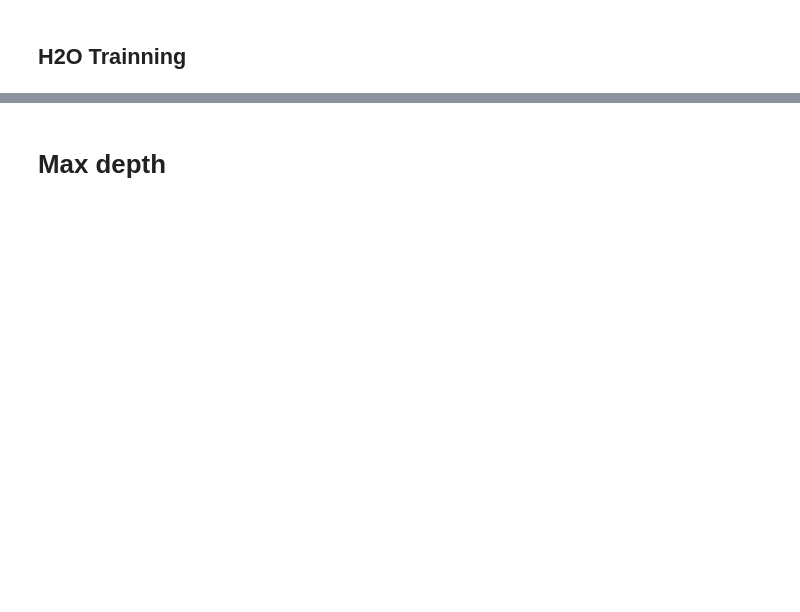
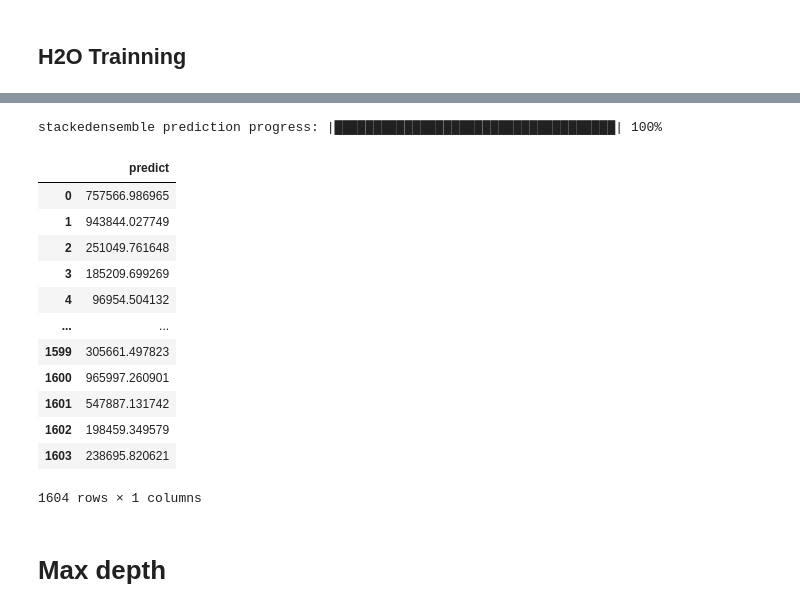
Before and after one commit to marcunu/Real_Estate_Project, a Jupyter notebook: 02_Trainning.ipynb, the cells around one changed output, grey strips where cells are left out. Saved outputs shown, nothing was run; the diff lists cells and outputs as text; code cells hidden in the pictures; blank space fills up the shorter version.

```diff
--- a/02_Trainning.ipynb
+++ b/02_Trainning.ipynb
@@ -219,3 +311,21 @@ Best models to predict the diamond price are **###** and **###**
+# %%
+predicted_price_h2_stacked = automl.leader.predict(h2test_stacked.drop("buy_price")).as_data_frame() #PREDICTING the PRICES on the TEST dataset
+predicted_price_h2_stacked #Result
+# %% [output]
+stackedensemble prediction progress: |████████████████████████████████████| 100%
+|  | predict |
+| 0 | 757566.986965 |
+| 1 | 943844.027749 |
+| 2 | 251049.761648 |
+| 3 | 185209.699269 |
+| 4 | 96954.504132 |
+| ... | ... |
+| 1599 | 305661.497823 |
+| 1600 | 965997.260901 |
+| 1601 | 547887.131742 |
+| 1602 | 198459.349579 |
+| 1603 | 238695.820621 |
+1604 rows × 1 columns
 # %% [markdown]
 # Max depth
 # %%
```
Also changed, not shown: parts of 34 cells of this notebook, 1 other file.
